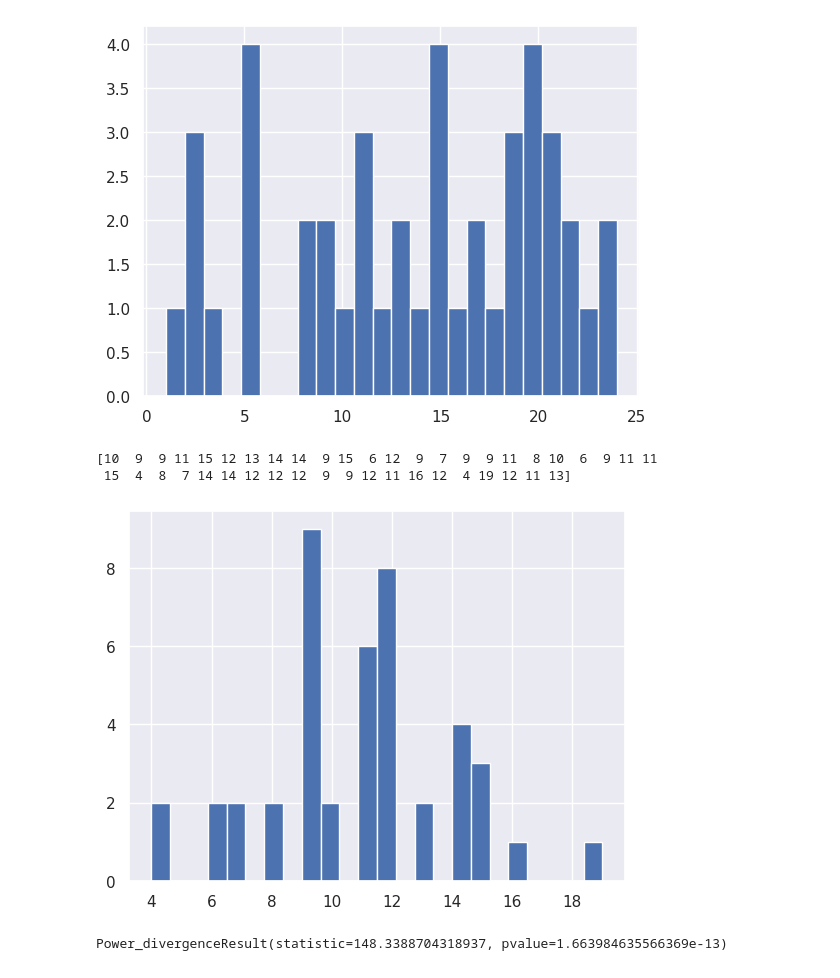
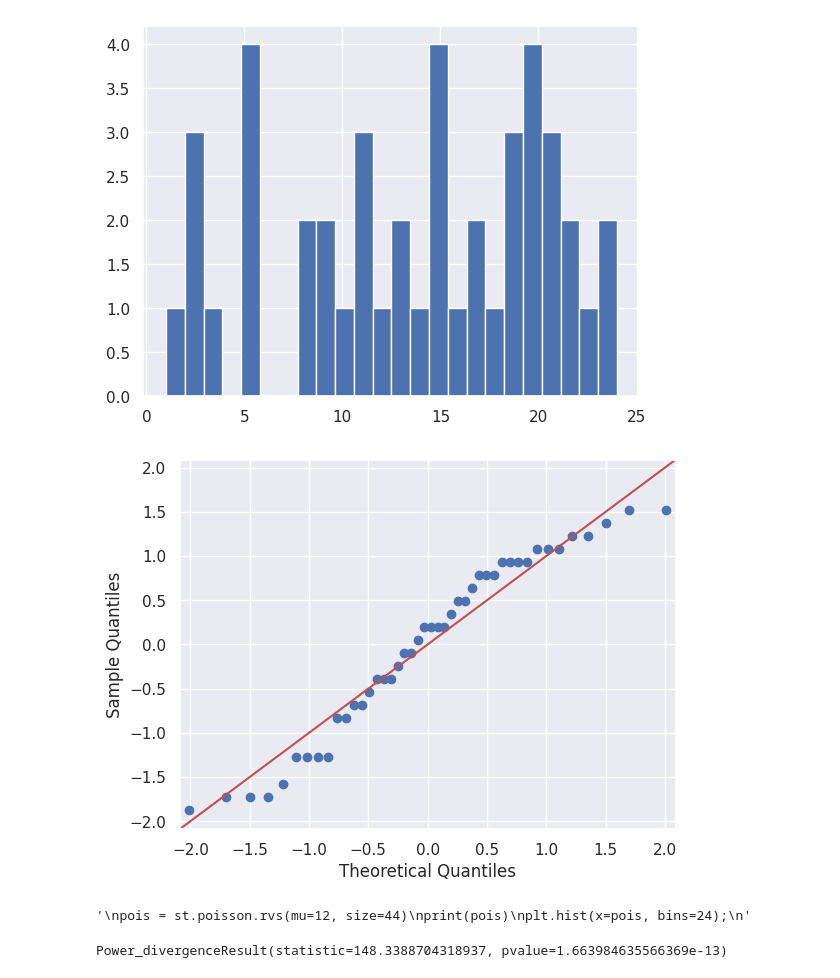
Before and after one commit to 9Neechan/spbu_studies, a Jupyter notebook: mat_statistics/MatStat2/1_babyboom.ipynb, the cells around one changed output. Saved outputs shown, nothing was run; the diff lists cells and outputs as text; code cells hidden in the pictures.

```diff
--- a/mat_statistics/MatStat2/1_babyboom.ipynb
+++ b/mat_statistics/MatStat2/1_babyboom.ipynb
@@ -187,14 +193,19 @@ df.head()
 plt.hist(x=df['h'], bins=24);
 # %% [output]
 [figure]
+# %%
+sm.qqplot(st.zscore(df['h']), line='45')
+plt.show()
+# %% [output]
+[figure, added]
 # %%
+'''
 pois = st.poisson.rvs(mu=12, size=44)
 print(pois)
 plt.hist(x=pois, bins=24);
+'''
 # %% [output]
-[10  9  9 11 15 12 13 14 14  9 15  6 12  9  7  9  9 11  8 10  6  9 11 11
- 15  4  8  7 14 14 12 12 12  9  9 12 11 16 12  4 19 12 11 13]
+'\npois = st.poisson.rvs(mu=12, size=44)\nprint(pois)\nplt.hist(x=pois, bins=24);\n'
-[figure, removed]
 # %%
 st.chisquare(df['h'])
 # %% [output]
```
Also changed, not shown: parts of 22 cells of this notebook, 42 other files.
